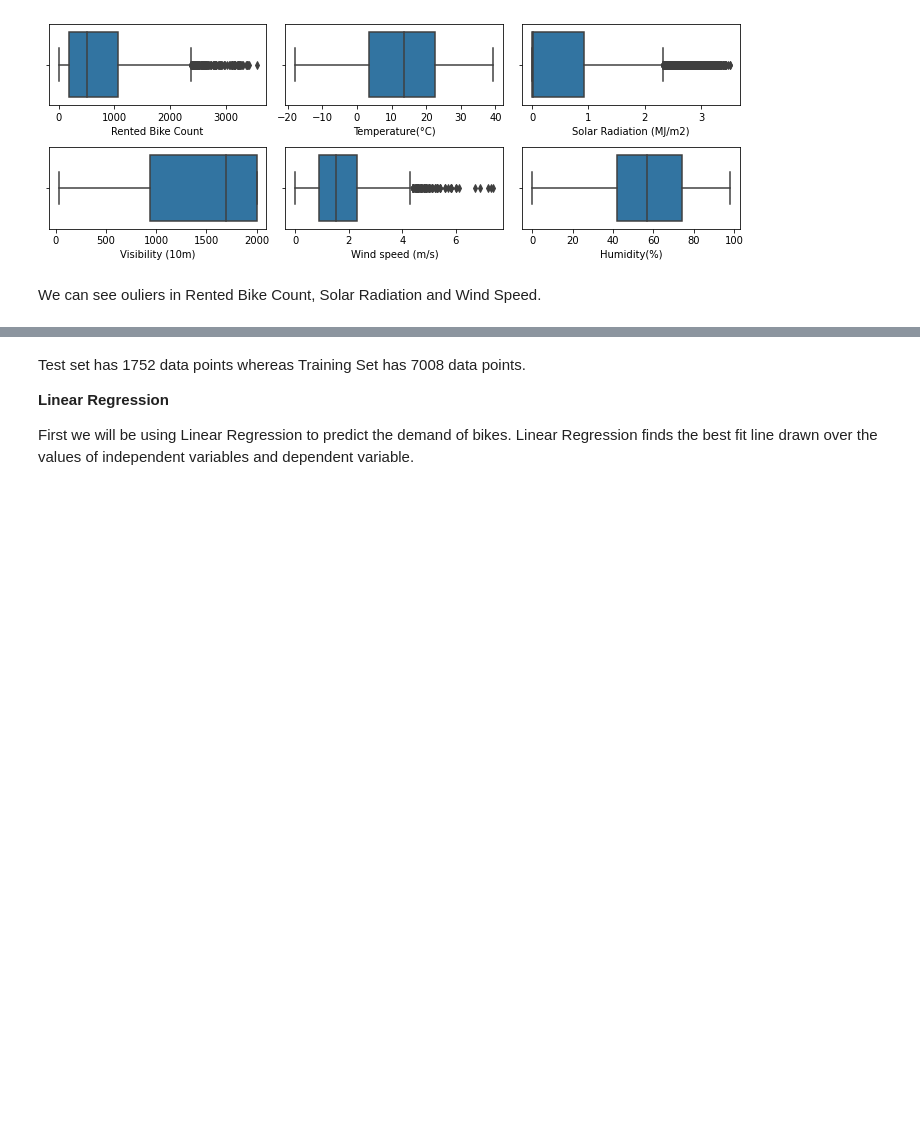
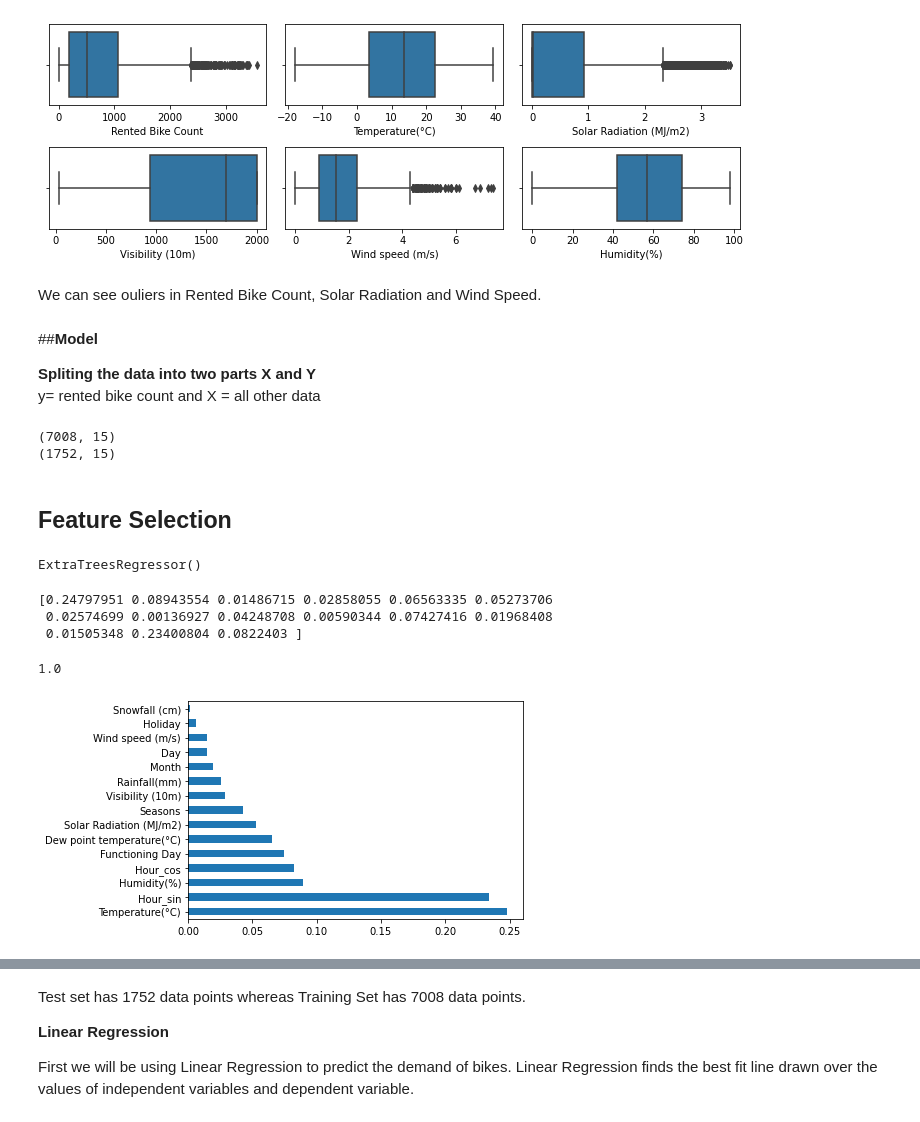
Before and after one commit to SeekingNirvaana/Data-Analysis-Visualisation, a Jupyter notebook: RideSharing.ipynb, the cells around one changed output, grey strips where cells are left out. Cells and saved outputs as stored; diff of their text form; code cells hidden in the pictures; blank space fills up the shorter version.

```diff
--- a/RideSharing.ipynb
+++ b/RideSharing.ipynb
@@ -228,0 +219,3 @@ memory usage: 1.0 MB
+# %%
+numeric_features = ['Temperature(°C)', 'Humidity(%)', 'Wind speed (m/s)', 'Visibility (10m)','Dew point temperature(°C)','Solar Radiation (MJ/m2)','Rainfall(mm)','Snowfall (cm)','Seasons','Holiday','Functioning Day','Month','Day','Hour_sin','Hour_cos']
+dataframe[numeric_features + ['Rented Bike Count']].describe()
@@ -385,3 +390,38 @@ for i, j in enumerate(["Rented Bike Count", "Temperature(°C)", "Solar Radiation
 [figure]
 # %% [markdown]
 We can see ouliers in Rented Bike Count, Solar Radiation and Wind Speed.
+# %% [markdown]
+##**Model**
+
+**Spliting the data into two parts X and Y**
+y= rented bike count and X = all other data
+# %%
+X = dataframe.drop(columns=['Rented Bike Count','Hour'])
+y = dataframe['Rented Bike Count']
+# %% [output]
+(7008, 15)
+(1752, 15)
+# %% [markdown]
+## Feature Selection
+# %%
+from sklearn.ensemble import ExtraTreesRegressor
+import matplotlib.pyplot as plt
+model = ExtraTreesRegressor()
+model.fit(X,y)
+# %% [output]
+ExtraTreesRegressor()
+# %%
+print(model.feature_importances_)
+model.feature_importances_.sum()
+# %% [output]
+[0.24797951 0.08943554 0.01486715 0.02858055 0.06563335 0.05273706
+ 0.02574699 0.00136927 0.04248708 0.00590344 0.07427416 0.01968408
+ 0.01505348 0.23400804 0.0822403 ]
+1.0
+# %%
+#plot graph of feature importances for better visualization
+feat_importances = pd.Series(model.feature_importances_, index=X.columns)
+feat_importances.nlargest(len(numeric_features)).plot(kind='barh')
+plt.show()
+# %% [output]
+[figure, added]
```
Also changed, not shown: parts of 26 cells of this notebook.
